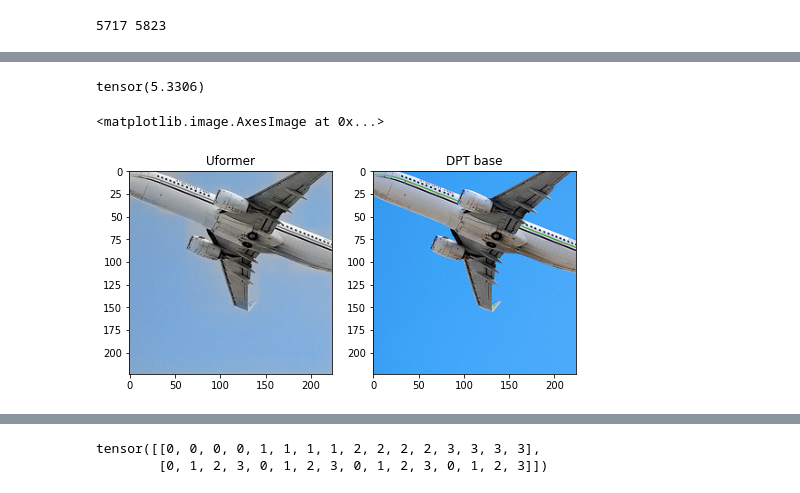
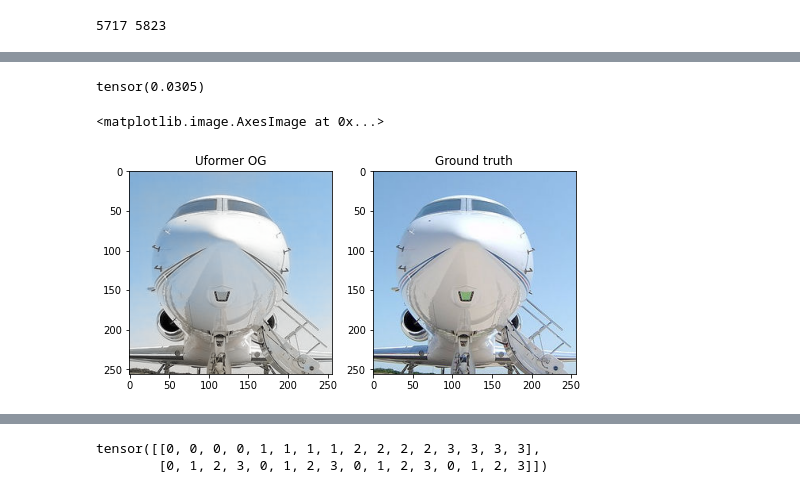
Before and after one commit to TheMoon2000/cs280-final-project, a Jupyter notebook: playground.ipynb, the cells around one changed output, grey strips where cells are left out. Drawn from its saved outputs; the diff is of its cells as text; code cells hidden in the pictures.

Commit message:
Finished all model implementations

```diff
--- a/playground.ipynb
+++ b/playground.ipynb
@@ -12,8 +19,10 @@ from dataloaders.ColorizationDataset import ColorizationDataset
 import pickle
 # %%
 train_set = ColorizationDataset(train=True)
-validation_set = ColorizationDataset(train=False)
+train_set_256 = ColorizationDataset(train=True, width=256, height=256)
+validation_set = ColorizationDataset(train=False, width=256, height=256)
 print(len(train_set), len(validation_set))
-loss_fn = lambda pred, gt: torch.sum((pred - gt) ** 2, dim=1).mean()
+
+# loss_fn = lambda pred, gt: torch.sum((pred - gt) ** 2, dim=1).mean()
 # %% [output]
 5717 5823
@@ -20,3 +35,17 @@ loss_fn = lambda pred, gt: torch.sum((pred - gt) ** 2, dim=1).mean()
+# %%
+class CharbonnierLoss(nn.Module):
+    """Charbonnier Loss (L1)"""
+
+    def __init__(self, eps=1e-3):
+        super(CharbonnierLoss, self).__init__()
+        self.eps = eps
+
+    def forward(self, x, y):
+        diff = x - y
+        # loss = torch.sum(torch.sqrt(diff * diff + self.eps))
+        loss = torch.mean(torch.sqrt((diff * diff) + (self.eps*self.eps)))
+        return loss
+loss_fn = CharbonnierLoss()
 # %%
 # Colorization example (DPT)
 def show_image(idx: int):
@@ -45,16 +172,16 @@ tensor(18.2233)
 # %%
-uformer_model = UformerSimple().cuda()
-uformer_model.load_state_dict(torch.load('checkpoints/uformer-color/model.pt'))
-gray, color = train_set[5]
-pred = uformer_model(torch.tensor(gray).cuda().unsqueeze(0))[0].detach().cpu()
+uformer_og_model = Uformer(256, out_channels=3).cuda()
+uformer_og_model.load_state_dict(torch.load('checkpoints/uformer-og-color/model.pt'))
+gray, color = validation_set[19]
+pred = uformer_og_model(torch.tensor(gray).cuda().unsqueeze(0))[0].detach().cpu()
 print(loss_fn(pred, torch.tensor(color)))
 
 fig, ax = plt.subplots(1, 2, figsize=(8, 8))
-ax[0].set_title('Uformer')
+ax[0].set_title('Uformer OG')
 ax[1].set_title('Ground truth')
 ax[0].imshow(torch.clamp(pred.permute(1, 2, 0), 0, 1))
 ax[1].imshow(torch.tensor(color).permute(1, 2, 0))
 # %% [output]
-tensor(5.3306)
+tensor(0.0305)
 <matplotlib.image.AxesImage at 0x...>
-[figure, old version]
+[figure, new version]
```
Also changed, not shown: parts of 33 cells of this notebook, 10 other files.
